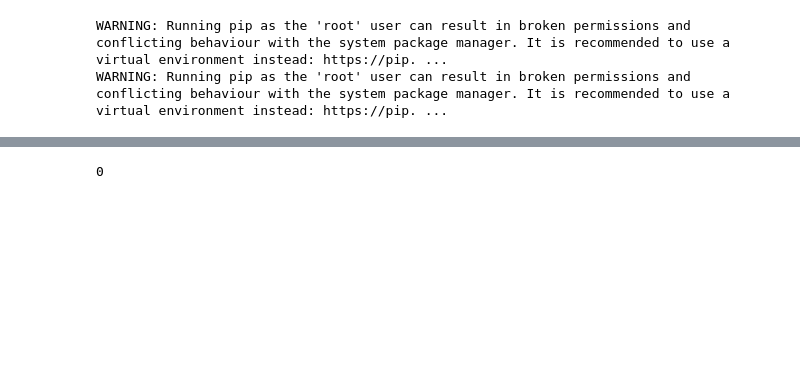
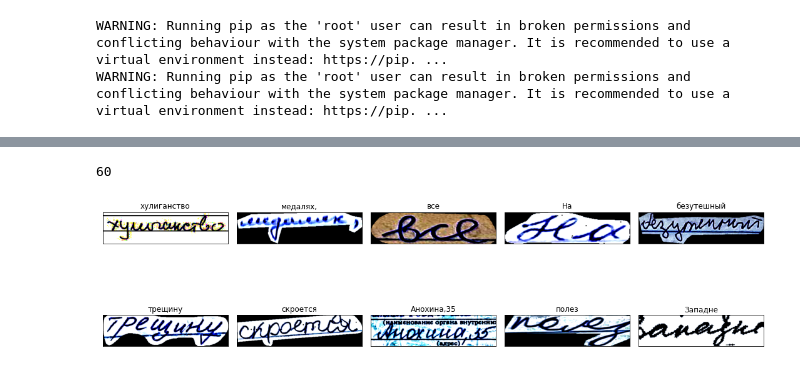
Before and after one commit to vadimirtlach/NTO-OCR, a Jupyter notebook: nto-ocr-transformer.ipynb, the cells around one changed output, grey strips where cells are left out. Saved outputs shown, nothing was run; the diff lists cells and outputs as text; code cells hidden in the pictures; blank space fills up the shorter version.

```diff
--- a/nto-ocr-transformer.ipynb
+++ b/nto-ocr-transformer.ipynb
@@ -49,8 +43,8 @@ class config:
     batch_size = 64
     num_workers = 4
     pin_memory = True
-    size = (300, 150)
-    epochs = 10
+    size = 512, 128
+    epochs = 25
     device = "cuda"
     max_length = 25
 
@@ -85,7 +79,7 @@ del labels1, labels2, labels3
 del pathes_labels_df2, pathes_labels_df3
 gc.collect()
 # %% [output]
-0
+60
 # %%
 test_size = 0.2
 train_pathes, validation_pathes, train_labels, validation_labels = train_test_split(pathes, labels, random_state=config.seed, shuffle=True, test_size=test_size)
@@ -155,7 +149,7 @@ class Dataset:
     def texts2labels(texts):
         labels = []
         for text in texts:
-            label = Dataset.text2label(text)
+            label = list(Dataset.text2label(text))
             labels.append(label)
 
         labels = np.array(labels)
@@ -206,8 +200,8 @@ class Dataset:
     def __getitem__(self, index):
         path = self.pathes[index]
         image = cv2.imread(path)
-        image = cv2.cvtColor(image, cv2.COLOR_BGR2GRAY)
-        image = np.expand_dims(image,axis=-1)
+        image = cv2.cvtColor(image, cv2.COLOR_BGR2RGB)
+        #image = np.expand_dims(image,axis=-1)
 
         if self.transforms:
             image = self.transforms(image=image)["image"]
@@ -215,14 +209,26 @@ class Dataset:
         if self.labels is not None:
             label = self.labels[index]
             label = Dataset.text2label(label)
-            label = Dataset.pad_label(label, max_length=self.max_length, pad_token_index=Dataset.pad_token_index)
-
             if self.add_special_tokens:
                 label = Dataset.add_special_tokens(label, bos_token_index=Dataset.bos_token_index, eos_token_index=Dataset.eos_token_index)
+
+            label = Dataset.pad_label(label, max_length=self.max_length+2, pad_token_index=Dataset.pad_token_index)
 
             return image, label
 
         return image
+
+    def get_classes_frequency(self, return_encoded=False):
+        all_ = "".join(self.labels)
+
+        unique, counts = np.unique(list(all_), return_counts=True)
+        frequency = counts / len(all_)
+        encoded_keys = Dataset.texts2labels(unique).squeeze(axis=1)
+
+        if return_encoded:
+            return dict(zip(unique, frequency)), dict(zip(encoded_keys, frequency))
+
+        return dict(zip(unique, frequency))
 
     @staticmethod
     def create_loader(pathes, labels=None, transforms=None, max_length=25, add_special_tokens=False, batch_size=16, pin_memory=False, num_workers=0, shuffle=False, drop_last=False):
@@ -254,16 +260,17 @@ class Dataset:
 # %%
 train_transforms = A.Compose([
     A.Resize(*config.size[::-1]),
+    A.Blur(blur_limit=4, p=0.2),
     A.Perspective(scale=(0.025, 0.075), p=0.1),
     A.ShiftScaleRotate(shift_limit=0.01, scale_limit=0.05, rotate_limit=[-3, 3], p=0.2),
-    A.RandomBrightness(limit=0.2, p=0.2),
-    A.RandomContrast(limit=0.2, p=0.2),
+    A.RandomBrightness(limit=0.15, p=0.2),
+    A.RandomContrast(limit=0.15, p=0.2),
     A.CLAHE(p=0.2),
     A.Cutout(num_holes=10, max_h_size=4, max_w_size=4, fill_value=0, p=0.1),
     A.Downscale(scale_min=0.9, scale_max=0.99,p=0.1),
     A.Equalize(p=0.2),
     A.Sharpen(alpha=(0.1, 0.4), lightness=(0.75, 1.0), p=0.2),
-    A.Normalize(mean=0, std=1),
+    A.Normalize(),
     ToTensorV2(),
 ])
 
@@ -296,6 +303,10 @@ validation_dataset, validation_loader = Dataset.create_loader(pathes=validation_
                                                               num_workers=config.num_workers,
                                                               shuffle=False,
                                                               drop_last=False)
+# %%
+train_dataset.show_samples(rows=2, columns=5)
+# %% [output]
+[figure, added]
 # %%
 class Evaluator:
     def __init__(self, model, loss, num_classes, device="cpu"):
```
Also changed, not shown: parts of 10 cells of this notebook, 4 other files.
